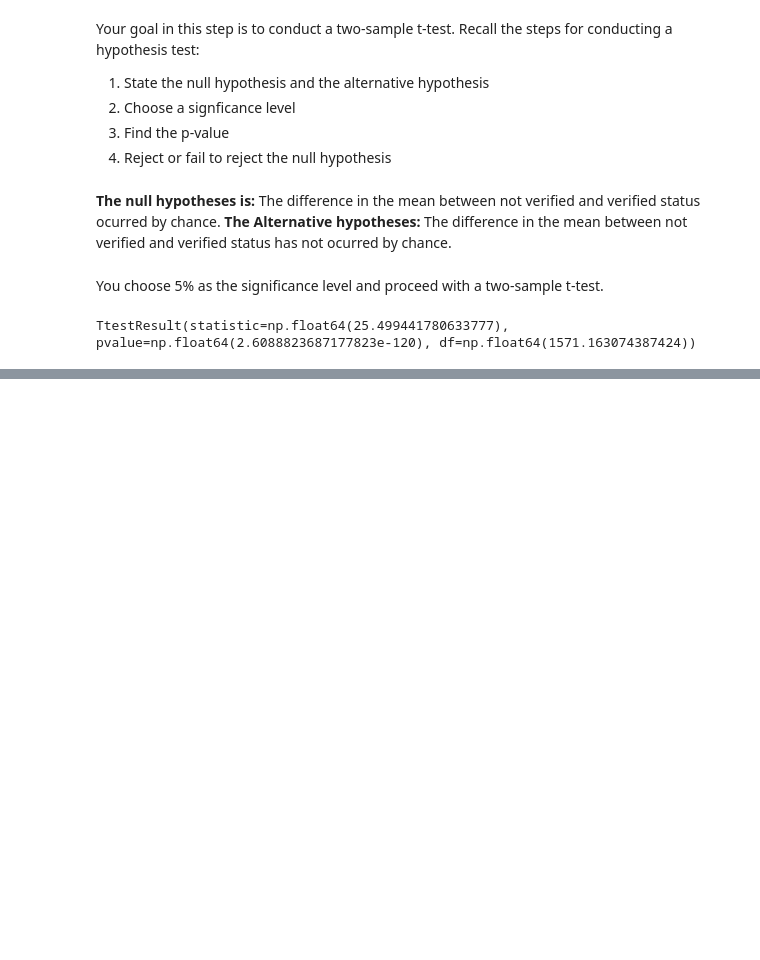
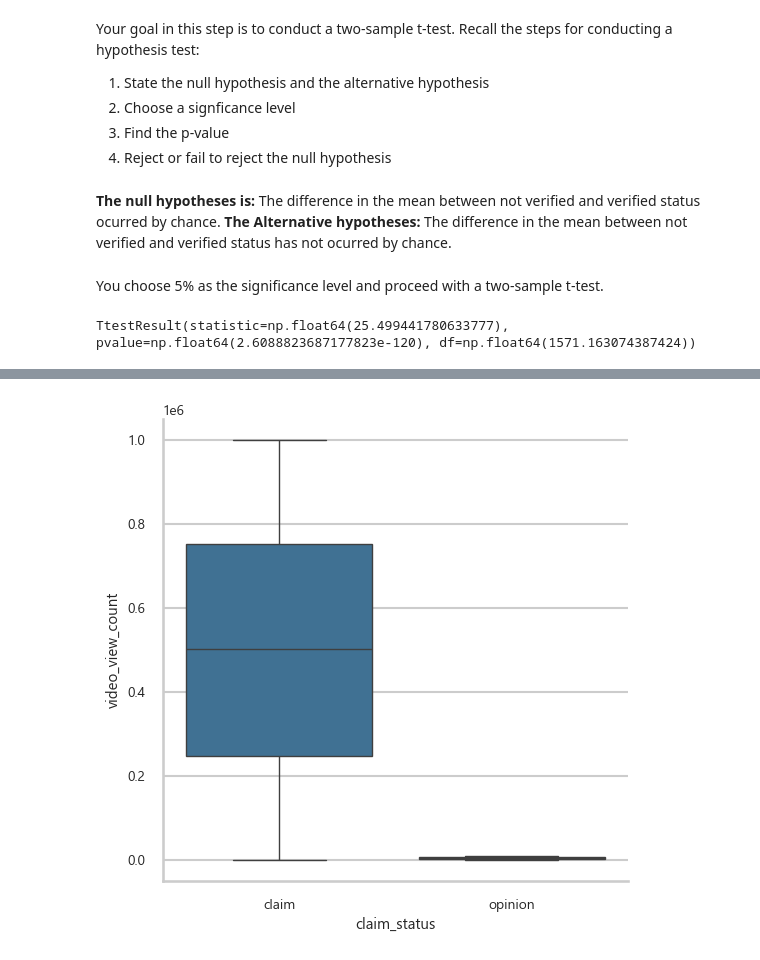
Before and after one commit to Trevisssss/tiktok-analysis, a Jupyter notebook: Tiktok-Analysis.ipynb, the cells around one changed output, grey strips where cells are left out. Saved outputs shown, nothing was run; the diff lists cells and outputs as text; code cells hidden in the pictures; blank space fills up the shorter version.

```diff
--- a/Tiktok-Analysis.ipynb
+++ b/Tiktok-Analysis.ipynb
@@ -209,0 +253,6 @@ Consider the questions in your PACE Strategy Documentto reflect on the Execute s
+# %%
+plt.figure(figsize=(6,6))
+sns.boxplot(data=data, y='video_view_count', x='claim_status', color='#3274a1', fliersize=5)
+plt.show()
+# %% [output]
+[figure, added]
```
Also changed, not shown: parts of 97 cells of this notebook, 4 other files.
